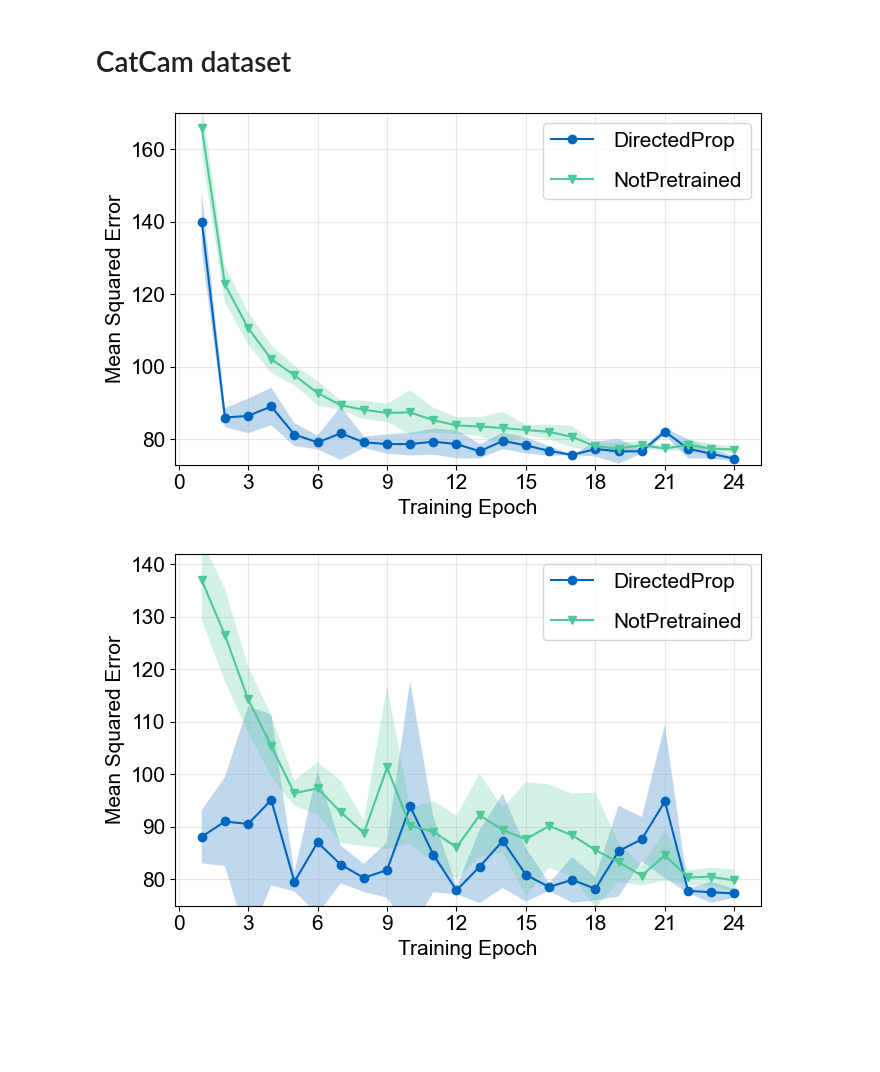
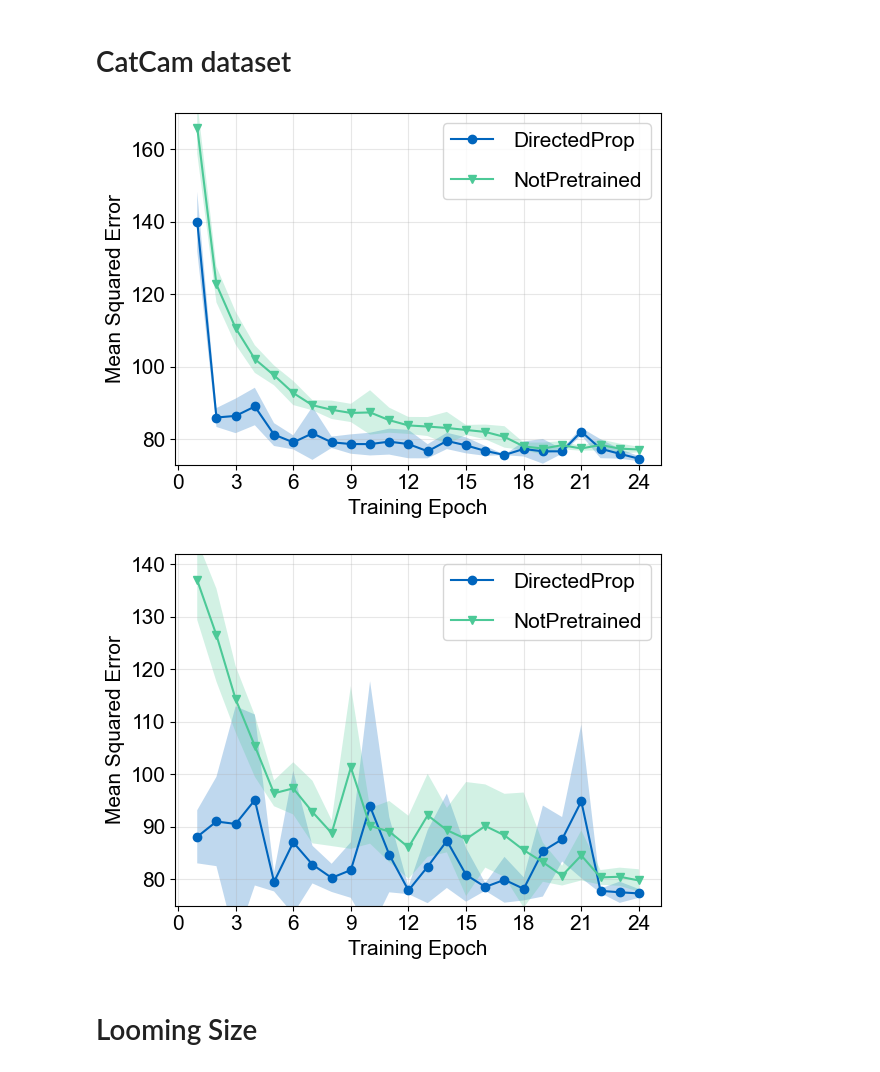
Before and after one commit to comp-neural-circuits/pre-training-ANNs-with-retinal-waves, a Jupyter notebook: evaluation/plot_performance_trajectories.ipynb, the cells around one changed output. Drawn from its saved outputs; the diff is of its cells as text; code cells hidden in the pictures; blank space fills up the shorter version.

```diff
--- a/evaluation/plot_performance_trajectories.ipynb
+++ b/evaluation/plot_performance_trajectories.ipynb
@@ -234,17 +433,39 @@ plot_mse_with_break(parent_dir=RNN_parent_dir, model_dirs=RNN_model_dirs, model_
 # %% [markdown]
 # CatCam dataset
 # %%
-RNN_catcam_parent_dir = f'{config.project_dir}/01_Output/Training_Output/CatCam_Dataset/RNN'
+RNN_catcam_parent_dir = f'{config.cloud_project_dir}/01_Output/Training_Output/CatCam_Dataset/RNN'
 RNN_catcam_model_dirs = ['Pretrained_Directional', 'No_Pretraining']
 RNN_catcam_model_names = ['DirectedProp', 'NotPretrained']
 RNN_catcam_model_designs = [{'color': '#0065bd', 'marker': 'o'},
                  {'color': '#4cc997', 'marker': 'v'}]
-RNN_catcam_save_path = 'figures/Figure_3'
+RNN_catcam_save_path = 'figures_revisions/Figure_3'
 # %%
-plot_mse_without_break(parent_dir=RNN_catcam_parent_dir, model_dirs=RNN_catcam_model_dirs, model_names=RNN_catcam_model_names, model_designs=RNN_catcam_model_designs, save_path=RNN_catcam_save_path, cell_type='RNN', dataset='train', nr_epochs=24, figsize=(7,4.5), ylim=(73,170), show_legend=True)
+plot_mse_without_break(parent_dir=RNN_catcam_parent_dir,
+                       model_dirs=RNN_catcam_model_dirs,
+                       model_names=RNN_catcam_model_names,
+                       model_designs=RNN_catcam_model_designs,
+                       save_path=RNN_catcam_save_path,
+                       cell_type='RNN',
+                       dataset='train',
+                       nr_epochs=24,
+                       figsize=(6,4.5),
+                       ylim=(73,170),
+                       show_legend=True)
 # %% [output]
-[figure, old version]
+[figure, new version]
 # %%
-plot_mse_without_break(parent_dir=RNN_catcam_parent_dir, model_dirs=RNN_catcam_model_dirs, model_names=RNN_catcam_model_names, model_designs=RNN_catcam_model_designs, save_path=RNN_catcam_save_path, cell_type='RNN', dataset='validation', nr_epochs=24, ylim=(75,142), figsize=(7,4.5), show_legend=True)
+plot_mse_without_break(parent_dir=RNN_catcam_parent_dir,
+                       model_dirs=RNN_catcam_model_dirs,
+                       model_names=RNN_catcam_model_names,
+                       model_designs=RNN_catcam_model_designs,
+                       save_path=RNN_catcam_save_path,
+                       cell_type='RNN',
+                       dataset='validation',
+                       nr_epochs=24,
+                       ylim=(75,142),
+                       figsize=(6,4.5),
+                       show_legend=True)
 # %% [output]
-[figure, old version]
+[figure, new version]
+# %% [markdown]
+# Looming Size
```
Also changed, not shown: parts of 47 cells of this notebook, 4 other files.
